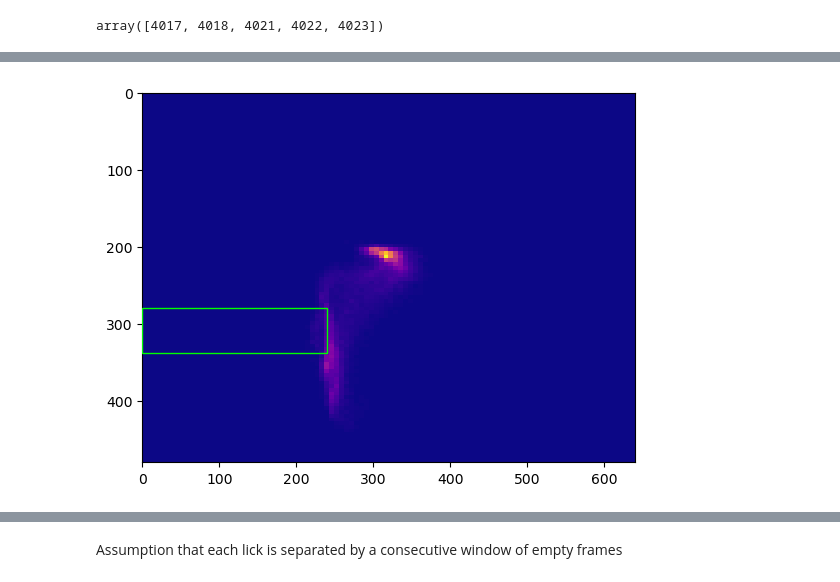
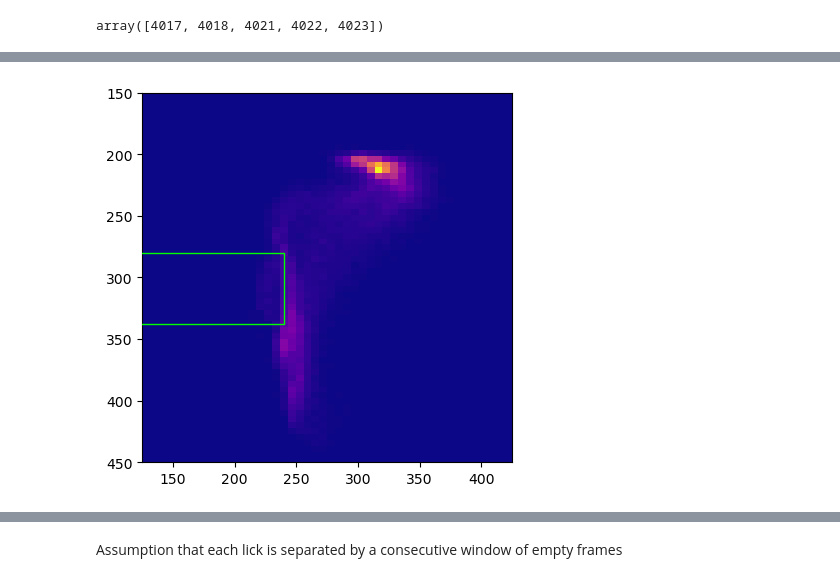
Before and after one commit to nonrice/lab-work, a Jupyter notebook: analysis/tongue_trajectory/tongue_trajectory.ipynb, the cells around one changed output, grey strips where cells are left out. Drawn from its saved outputs; the diff is of its cells as text; code cells hidden in the pictures.

```diff
--- a/analysis/tongue_trajectory/tongue_trajectory.ipynb
+++ b/analysis/tongue_trajectory/tongue_trajectory.ipynb
@@ -31,6 +31,8 @@ plt.imshow(imgs[29963][0])
 # %%
 import numpy as np
-imgs = list(filter(lambda x : np.count_nonzero(x[0]) > 30, tqdm.tqdm(imgs)))
+
+# removing images with less than 15 pixels as preprocessing step
+imgs = list(filter(lambda x : np.count_nonzero(x[0]) > 15, tqdm.tqdm(imgs)))
 # %%
 imgs = list(map(lambda x : (orofacial.tongue_mask_processing.keep_largest_cc(x[0].astype(np.uint8)).astype(np.bool_), x[1]), tqdm.tqdm(imgs)))
 # %%
@@ -65,16 +67,22 @@ plot_feed_tube()
 # %%
 import matplotlib.pyplot as plt
 import numpy as np
 bad = 0
 
-
-c = coords
-x, y = np.column_stack(c)
+# heatmap
+x, y = np.column_stack(coords)
 heatmap, xedges, yedges = np.histogram2d(x, y, range=[[0, 256], [0, 256]], bins=(100, 100))
 
 plt.clf()
 plt.imshow(heatmap.T, extent=[0, 640, 480, 0], origin='upper', cmap="plasma")
 plot_feed_tube()
+
+def set_zoom():
+    plt.gca().set_xlim([150, 400])
+    plt.gca().set_ylim([450, 150])
+    plt.gca().set_box_aspect(1)
+
+set_zoom()
 plt.show()
 # %% [output]
-[figure, old version]
+[figure, new version]
```
Also changed, not shown: parts of 12 cells of this notebook, 2 other files.
